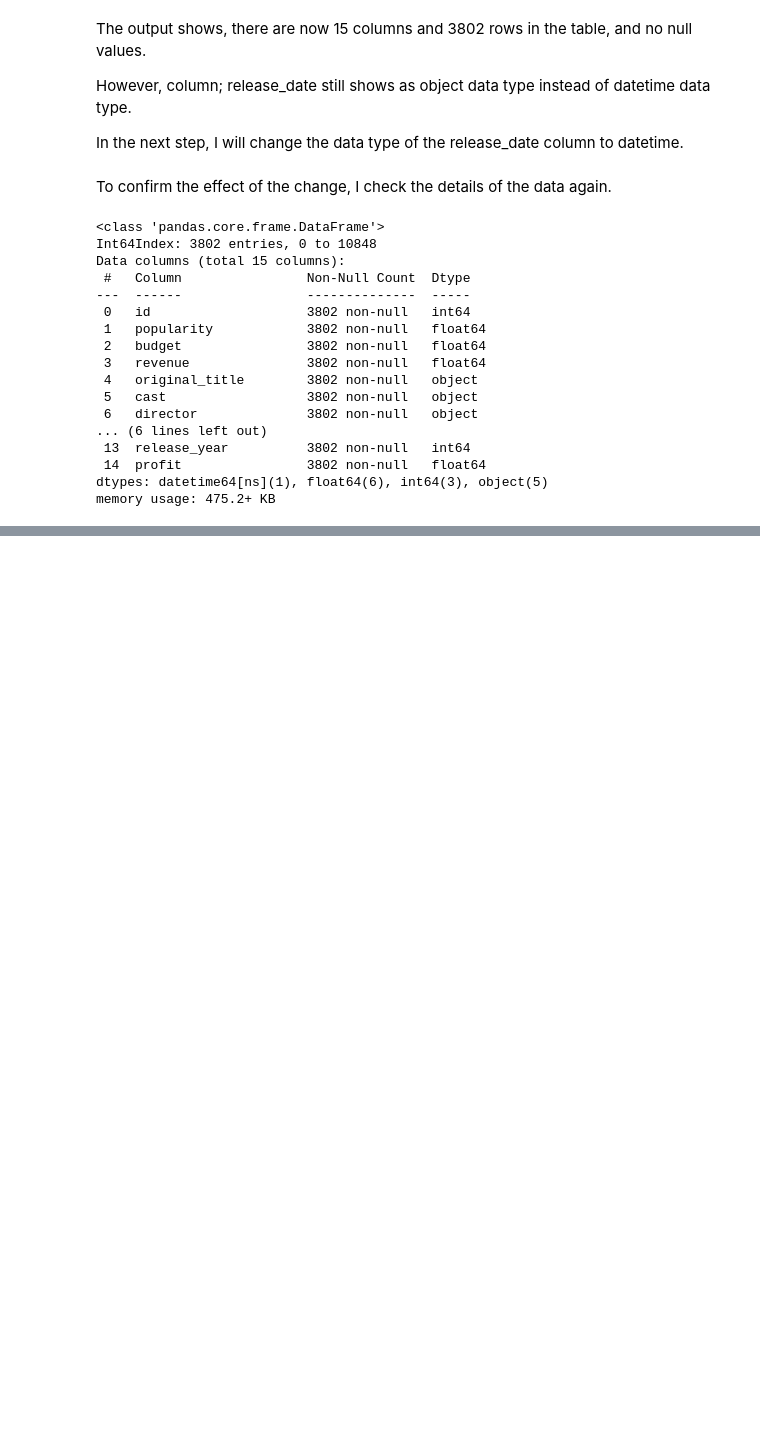
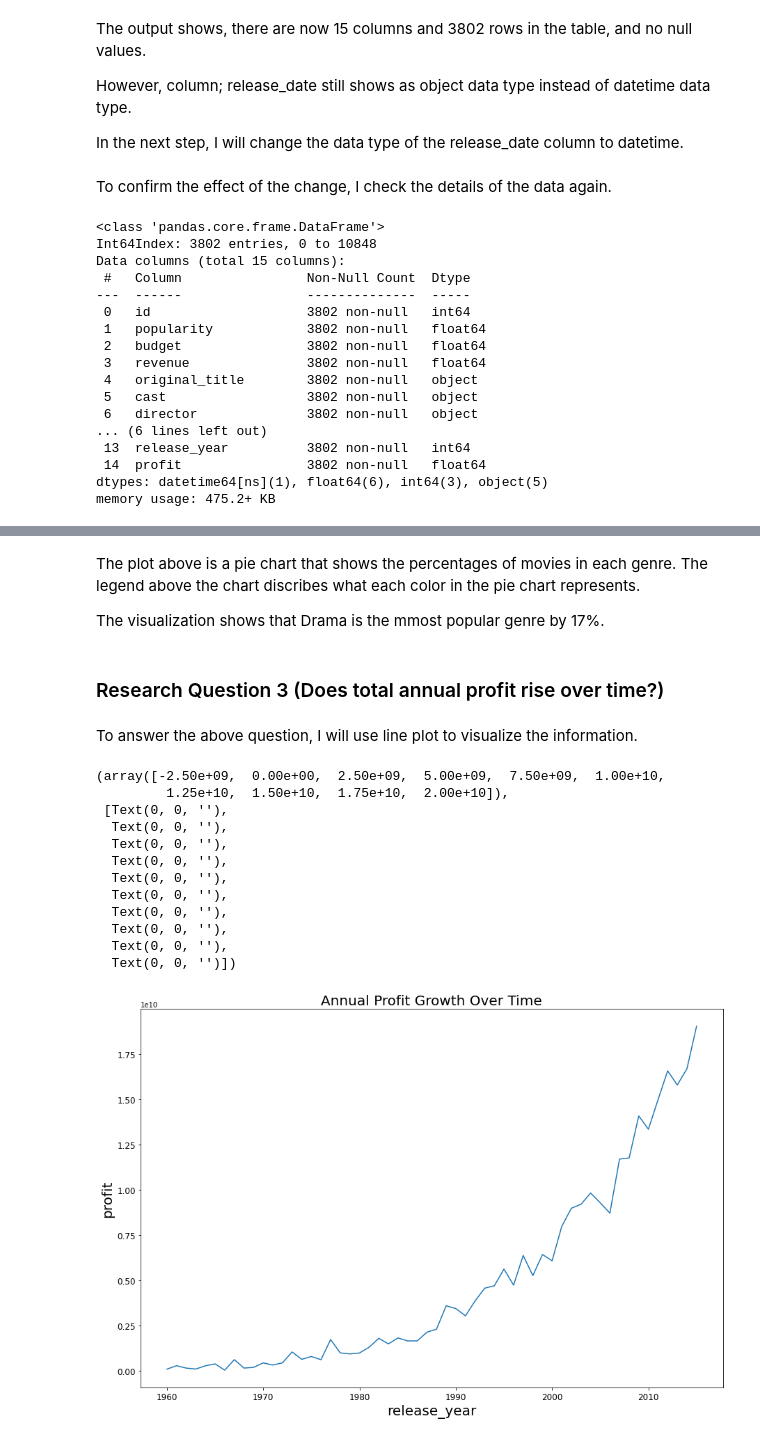
Before and after one commit to AbbaJibril/investigate-a-dataset, a Jupyter notebook: Investigate_a_Dataset.ipynb, the cells around one changed output, grey strips where cells are left out. Drawn from its saved outputs; the diff is of its cells as text; code cells hidden in the pictures; blank space fills up the shorter version.

```diff
--- a/Investigate_a_Dataset.ipynb
+++ b/Investigate_a_Dataset.ipynb
@@ -384,0 +488,35 @@ memory usage: 475.2+ KB
+# %% [markdown]
+<p>The plot above is a pie chart that shows the percentages of movies in each genre. The legend above the chart discribes what each color in the pie chart represents.</p>
+<p>The visualization shows that Drama is the mmost popular genre by 17%.</p>
+# %% [markdown]
+### Research Question 3  (Does total annual profit rise over time?)
+# %% [markdown]
+<p>To answer the above question, I will use line plot to visualize the information.</p>
+# %%
+#groups the table data by release_year and gets the total profit for each year, and assign the results to annual_profit_over_time variable
+annual_profit_over_time = df.groupby(by = 'release_year')['profit'].sum()
+#plots a line plot for the data stored in the annual_profit_over_time variable.
+annual_profit_over_time.plot(kind = "line", figsize = (15,10))
+
+#adds a title, x and y axis lables, and adjusts the fontsizes
+plt.title('Annual Profit Growth Over Time', fontsize = 20)
+plt.xlabel('release_year', fontsize = 20)
+plt.ylabel('profit', fontsize = 20)
+
+#adjusts the fontsizes of the x and y axis ticks
+plt.xticks(fontsize =12)
+plt.yticks(fontsize = 12)
+# %% [output]
+(array([-2.50e+09,  0.00e+00,  2.50e+09,  5.00e+09,  7.50e+09,  1.00e+10,
+         1.25e+10,  1.50e+10,  1.75e+10,  2.00e+10]),
+ [Text(0, 0, ''),
+  Text(0, 0, ''),
+  Text(0, 0, ''),
+  Text(0, 0, ''),
+  Text(0, 0, ''),
+  Text(0, 0, ''),
+  Text(0, 0, ''),
+  Text(0, 0, ''),
+  Text(0, 0, ''),
+  Text(0, 0, '')])
+[figure, added]
```
Also changed, not shown: parts of 31 cells of this notebook.
